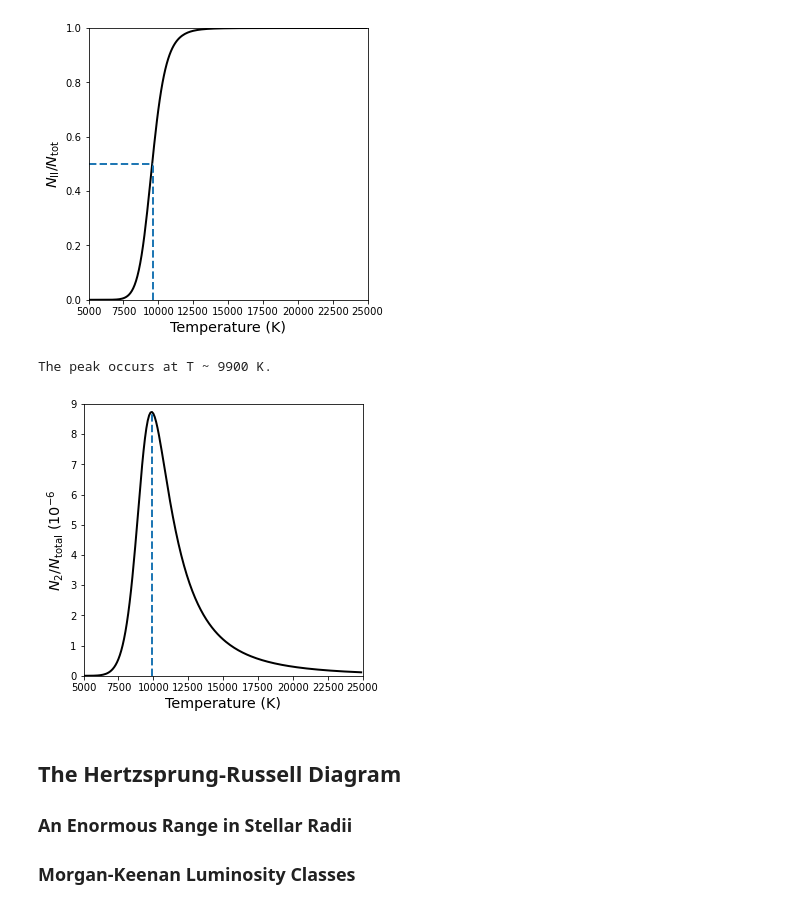
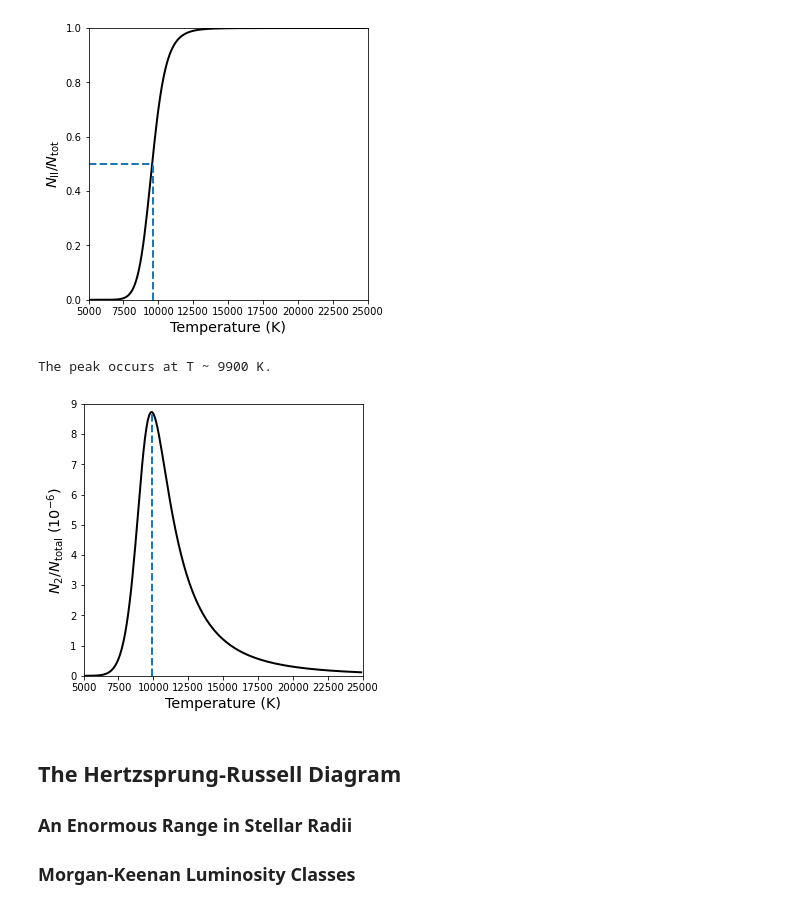
Before and after one commit to saturnaxis/ModernAstro, a Jupyter notebook: docs/_sources/Chapter_8/classification-of-stellar-spectra.ipynb, the cells around one changed output. Drawn from its saved outputs; the diff is of its cells as text; code cells hidden in the pictures.

```diff
--- a/docs/_sources/Chapter_8/classification-of-stellar-spectra.ipynb
+++ b/docs/_sources/Chapter_8/classification-of-stellar-spectra.ipynb
@@ -349,29 +349,29 @@ Fifty percent ionization occurs at T ~ 9600 K.
 # %%
 def Boltzmann_Eq_H12(T):
     #return the fraction of particles in the 1st excited
     #state relative to the ground state of hydrogen (N_2/N_1)
     k_boltz = 8.6173333e-5 #eV/K
     return 4*np.exp(-10.2/(k_boltz*T))
 
 N2_N1 = Boltzmann_Eq_H12(T_rng)
 N2_Ntotal = N2_N1/(1.+N2_N1)*(1./(1.+NII_NI))/1e-6
 T_max = np.argmax(N2_Ntotal)
 
 fig = plt.figure(figsize=(5,5))
 ax = fig.add_subplot(111)
 
 ax.plot(T_rng,N2_Ntotal,'k-',lw=2)
 ax.axvline(T_rng[T_max],0,np.max(N2_Ntotal)/9.,linestyle='--',lw=2)
 print("The peak occurs at T ~ %4d K." % T_rng[T_max])
 
 ax.set_xlim(5000,25000)
 ax.set_ylim(0,9)
 
 ax.set_xlabel("Temperature (K)",fontsize=fs)
-ax.set_ylabel("$N_2/N_{\\rm total}$ ($10^{-6}$",fontsize=fs);
+ax.set_ylabel("$N_2/N_{\\rm total}$ ($10^{-6}$)",fontsize=fs);
 # %% [output]
 The peak occurs at T ~ 9900 K.
-[figure, old version]
+[figure, new version]
 # %% [markdown]
 ## The Hertzsprung-Russell Diagram
 
```
Also changed, not shown: 3 other files.
